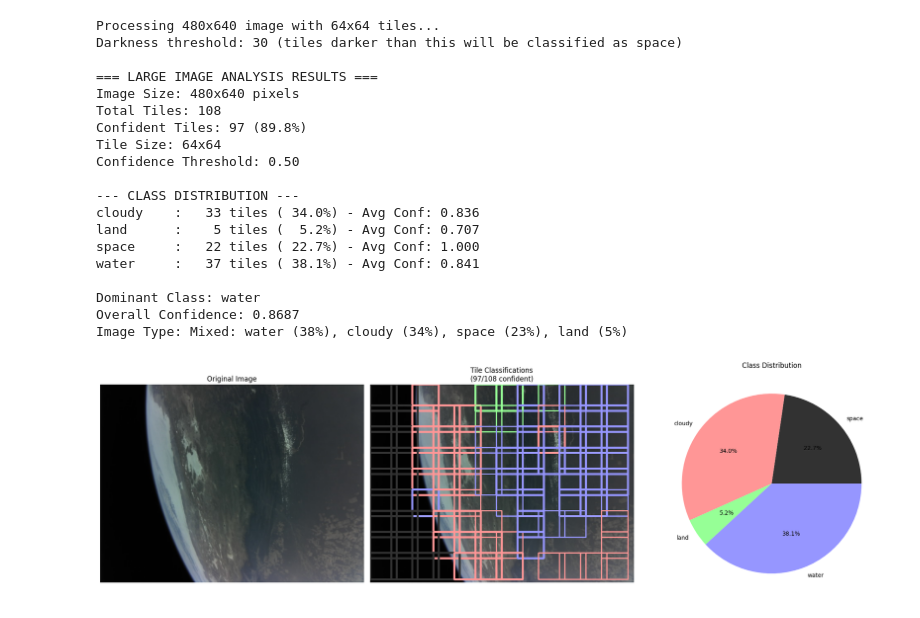
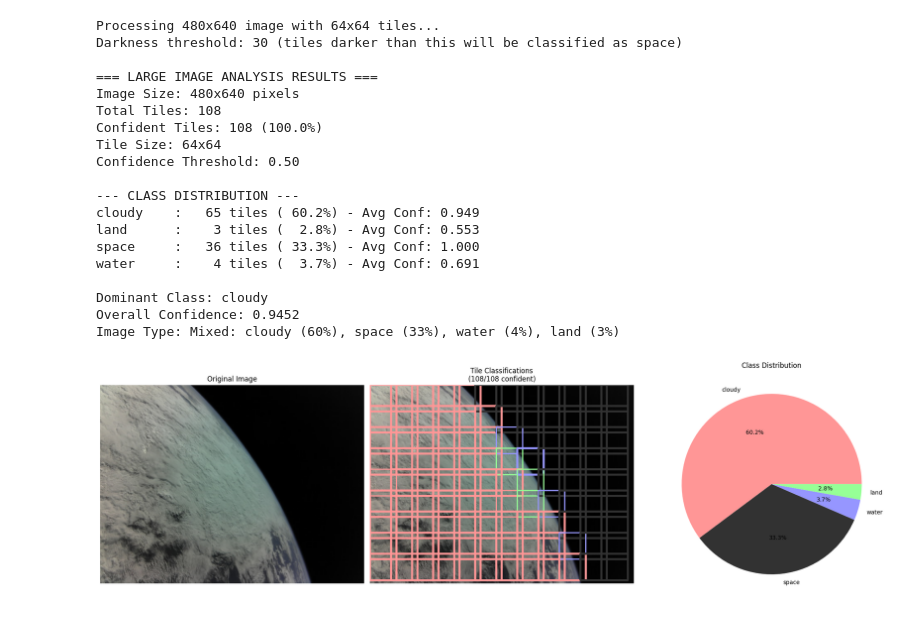
Before and after one commit to yonibaru/space-engineering-final, a Jupyter notebook: classifier.ipynb, the cells around one changed output. Drawn from its saved outputs; the diff is of its cells as text; code cells hidden in the pictures.

```diff
--- a/classifier.ipynb
+++ b/classifier.ipynb
@@ -662,32 +606,32 @@ Epoch 11: Train Loss: 0.6232, Train Acc: 0.6649, Val Loss: 0.4986, Val Acc: 0.79
 # %%
-custom_image_path = "ER_Earth_41/B4_ER_IMG_35.jpg"
+custom_image_path = "ER_Earth_41/B4_ER_IMG_87.jpg"
 results, confidence, image_type = test_large_image(
     image_path=custom_image_path,
     tile_size=64,                    # Size of each tile (64x64 pixels)
     overlap=0.2,                     # 20% overlap between tiles
     confidence_threshold=0.5,        # Only count tiles with >50% confidence
     model_path='image_classifier_64x64.pth',  # Path to your trained model
     visualize=True,                   # Show visualization plots
     darkness_threshold=30,
 )
 # %% [output]
 Processing 480x640 image with 64x64 tiles...
 Darkness threshold: 30 (tiles darker than this will be classified as space)
 
 === LARGE IMAGE ANALYSIS RESULTS ===
 Image Size: 480x640 pixels
 Total Tiles: 108
-Confident Tiles: 97 (89.8%)
+Confident Tiles: 108 (100.0%)
 Tile Size: 64x64
 Confidence Threshold: 0.50
 
 --- CLASS DISTRIBUTION ---
-cloudy    :   33 tiles ( 34.0%) - Avg Conf: 0.836
-land      :    5 tiles (  5.2%) - Avg Conf: 0.707
-space     :   22 tiles ( 22.7%) - Avg Conf: 1.000
-water     :   37 tiles ( 38.1%) - Avg Conf: 0.841
+cloudy    :   65 tiles ( 60.2%) - Avg Conf: 0.949
+land      :    3 tiles (  2.8%) - Avg Conf: 0.553
+space     :   36 tiles ( 33.3%) - Avg Conf: 1.000
+water     :    4 tiles (  3.7%) - Avg Conf: 0.691
 
-Dominant Class: water
-Overall Confidence: 0.8687
-Image Type: Mixed: water (38%), cloudy (34%), space (23%), land (5%)
+Dominant Class: cloudy
+Overall Confidence: 0.9452
+Image Type: Mixed: cloudy (60%), space (33%), water (4%), land (3%)
-[figure, old version]
+[figure, new version]
```
Also changed, not shown: parts of 3 cells of this notebook.
